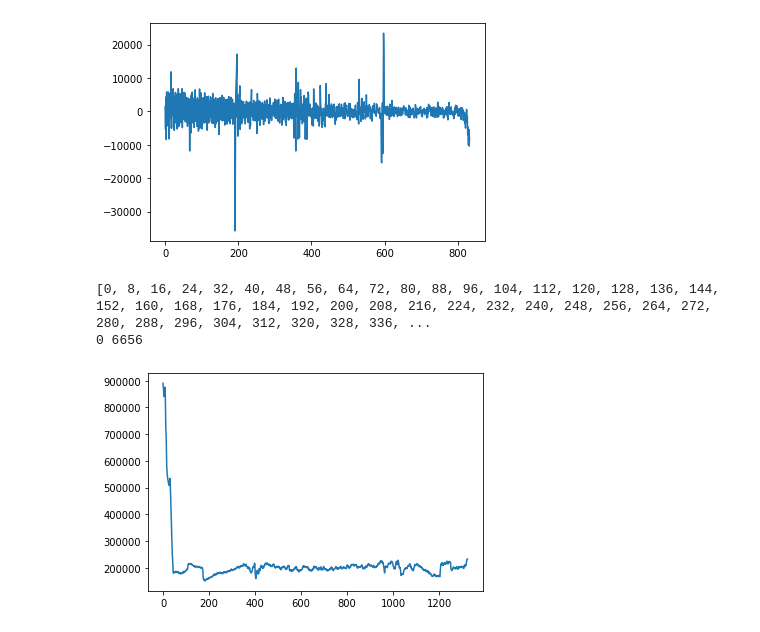
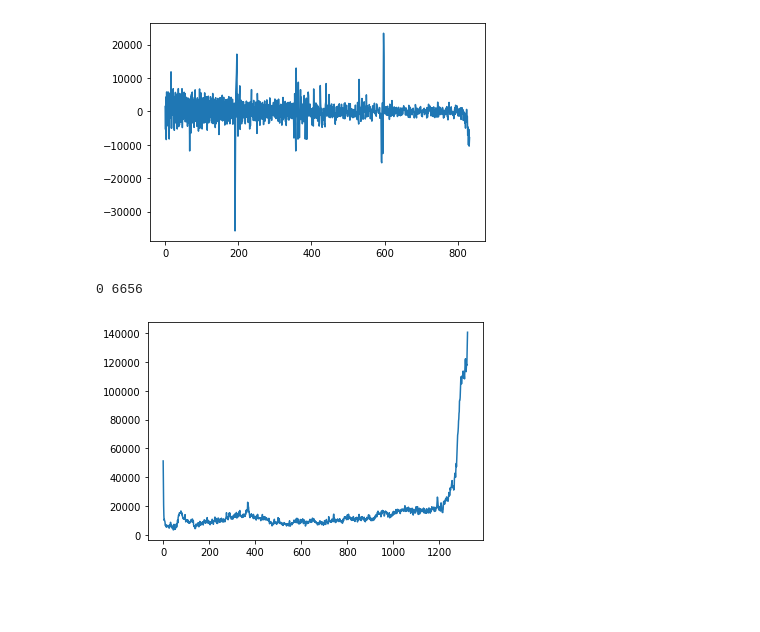
Before and after one commit to Michael36500/Koreny, a Jupyter notebook: main5.ipynb, the cells around one changed output. Drawn from its saved outputs; the diff is of its cells as text; code cells hidden in the pictures; blank space fills up the shorter version.

```diff
--- a/main5.ipynb
+++ b/main5.ipynb
@@ -292,50 +292,55 @@ plt.show()
 [figure]
 # %%
 avg = sum(radek_deriv)/ len(radek_deriv)
-out = []
-for a in range(len(radek_deriv)):
-    if radek_deriv[a] > avg * 350:
-        out.append(a * 8) # 8 protože jsem předtím dělal průměr z 8
-print(out)
+for multipl in tqdm(range(0, 500, 10)):
+    out = []
+    for a in range(len(radek_deriv)):
+        if radek_deriv[a] > avg * multipl:
+            out.append(a * 8) # 8 protože jsem předtím dělal průměr z 8
+    if len(out) < 10:
+        break
+# print(out)
 topc = min(out)
 botc = max(out)
 
 print(topc, botc)
 # %% [output]
-[0, 8, 16, 24, 32, 40, 48, 56, 64, 72, 80, 88, 96, 104, 112, 120, 128, 136, 144, 152, 160, 168, 176, 184, 192, 200, 208, 216, 224, 232, 240, 248, 256, 264, 272, 280, 288, 296, 304, 312, 320, 328, 336, ...
 0 6656
 # %%
 # tentokrát to udělám pro croplej img
 # sloupce
 suma_sloupce = []
 
-h, w = bw.shape[:2]
+h, w = crp.shape[:2]
 range_sloupce = range(w)
 
 for sloupec in tqdm(range(w)):
     # print(sloupec)
     suma = 0
     for radek in range(h):
-        suma += bw[radek, sloupec]
+        suma += crp[radek, sloupec]
     suma_sloupce.append(suma)
 
 h, w = crp.shape[:2]
+# range_sloupce = range(w)
 range_sloupce = range(w//8)
 
 avg_suma_s = []
 for num in tqdm(range_sloupce):
     num *= 8
     suma = suma_sloupce[num] + suma_sloupce[num + 1] + suma_sloupce[num + 2] + suma_sloupce[num + 3] + suma_sloupce[num + 4] + suma_sloupce[num + 5] + suma_sloupce[num + 6] + suma_sloupce[num + 7]
     suma /= 8
     avg_suma_s.append(suma)
 
 # Function to plot
 plt.plot(range_sloupce, avg_suma_s)
+# plt.plot(range_sloupce, suma_sloupce)
+# print(avg_suma_s)
 
 # function to show the plot
 plt.show()
 # %% [output]
-[figure, old version]
+[figure, new version]
 # %%
 # z součtů řádků udělá derivaci - velikost změny na jeeednom
 sloup_deriv = []
```
Also changed, not shown: parts of 1 cell of this notebook.
